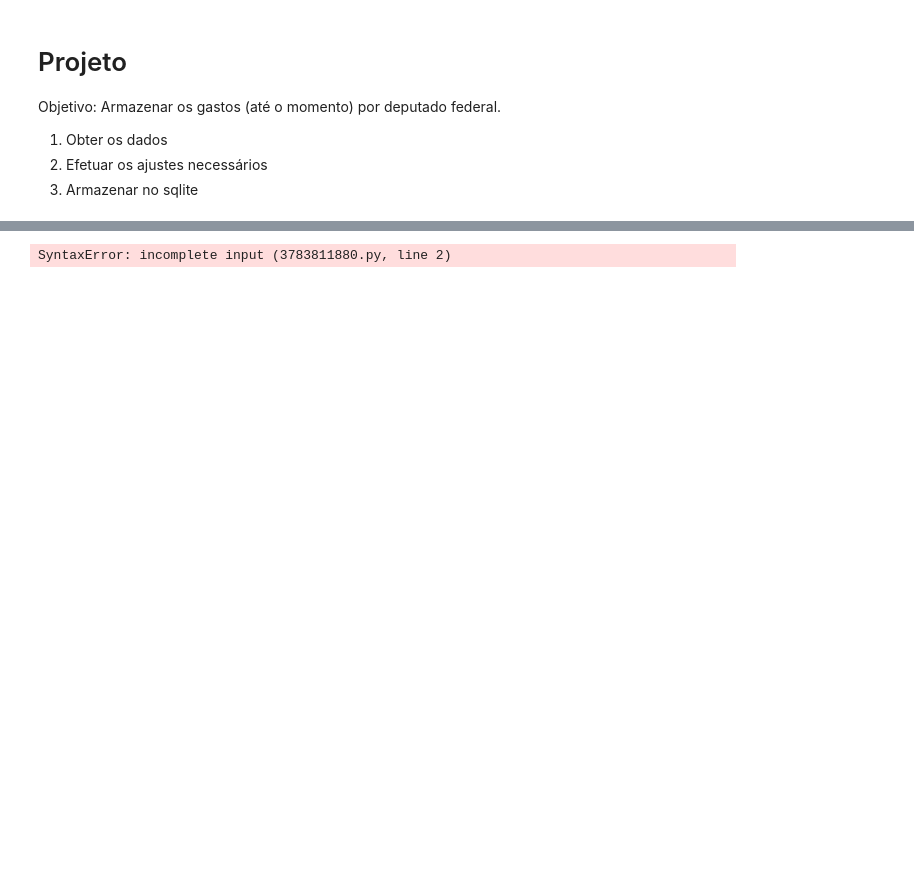
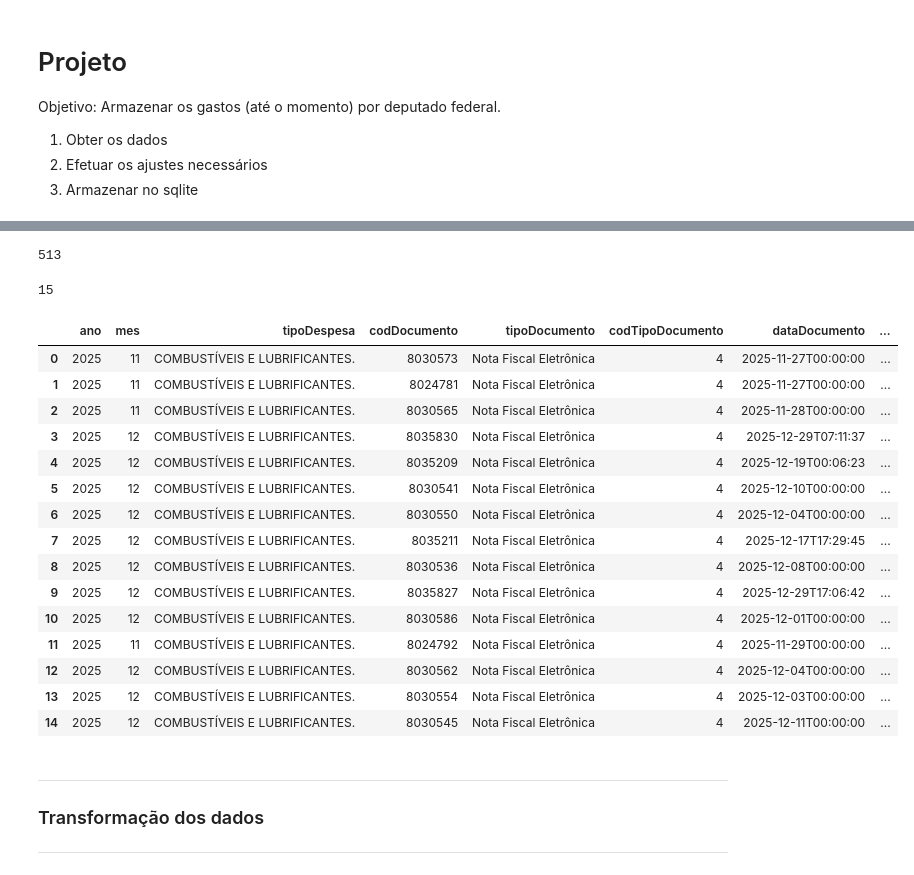
Before and after one commit to gblsun/knowledge-repo, a Jupyter notebook: Cursos Livres - Impacta/ETL/4. Projeto de Análise de Dados/Projeto.ipynb, the cells around one changed output, grey strips where cells are left out. Drawn from its saved outputs; the diff is of its cells as text; code cells hidden in the pictures; blank space fills up the shorter version.

```diff
--- a/Cursos Livres - Impacta/ETL/4. Projeto de Análise de Dados/Projeto.ipynb
+++ b/Cursos Livres - Impacta/ETL/4. Projeto de Análise de Dados/Projeto.ipynb
@@ -30,5 +34,39 @@ deputados.shape
 # %%
 gastos = []
-for id in deputados['id']:
+for id in deputados.id:
+    url_despesa = "https://dadosabertos.camara.leg.br/api/v2/deputados/"+str(id)+"/despesas?ordem=ASC"
+    resposta = requests.get(url_despesa)
+    gasto = pd.DataFrame(resposta.json()['dados'])
+    gasto['id'] = id
+    gastos.append(gasto)
-# %% [output]
-SyntaxError: incomplete input (3783811880.py, line 2)
+# %%
+len(gastos)
+# %% [output]
+513
+# %%
+len(gastos[20])
+# %% [output]
+15
+# %%
+gastos[0]
+# %% [output]
+|  | ano | mes | tipoDespesa | codDocumento | tipoDocumento | codTipoDocumento | dataDocumento | ... |
+| 0 | 2025 | 11 | COMBUSTÍVEIS E LUBRIFICANTES. | 8030573 | Nota Fiscal Eletrônica | 4 | 2025-11-27T00:00:00 | ... |
+| 1 | 2025 | 11 | COMBUSTÍVEIS E LUBRIFICANTES. | 8024781 | Nota Fiscal Eletrônica | 4 | 2025-11-27T00:00:00 | ... |
+| 2 | 2025 | 11 | COMBUSTÍVEIS E LUBRIFICANTES. | 8030565 | Nota Fiscal Eletrônica | 4 | 2025-11-28T00:00:00 | ... |
+| 3 | 2025 | 12 | COMBUSTÍVEIS E LUBRIFICANTES. | 8035830 | Nota Fiscal Eletrônica | 4 | 2025-12-29T07:11:37 | ... |
+| 4 | 2025 | 12 | COMBUSTÍVEIS E LUBRIFICANTES. | 8035209 | Nota Fiscal Eletrônica | 4 | 2025-12-19T00:06:23 | ... |
+| 5 | 2025 | 12 | COMBUSTÍVEIS E LUBRIFICANTES. | 8030541 | Nota Fiscal Eletrônica | 4 | 2025-12-10T00:00:00 | ... |
+| 6 | 2025 | 12 | COMBUSTÍVEIS E LUBRIFICANTES. | 8030550 | Nota Fiscal Eletrônica | 4 | 2025-12-04T00:00:00 | ... |
+| 7 | 2025 | 12 | COMBUSTÍVEIS E LUBRIFICANTES. | 8035211 | Nota Fiscal Eletrônica | 4 | 2025-12-17T17:29:45 | ... |
+| 8 | 2025 | 12 | COMBUSTÍVEIS E LUBRIFICANTES. | 8030536 | Nota Fiscal Eletrônica | 4 | 2025-12-08T00:00:00 | ... |
+| 9 | 2025 | 12 | COMBUSTÍVEIS E LUBRIFICANTES. | 8035827 | Nota Fiscal Eletrônica | 4 | 2025-12-29T17:06:42 | ... |
+| 10 | 2025 | 12 | COMBUSTÍVEIS E LUBRIFICANTES. | 8030586 | Nota Fiscal Eletrônica | 4 | 2025-12-01T00:00:00 | ... |
+| 11 | 2025 | 11 | COMBUSTÍVEIS E LUBRIFICANTES. | 8024792 | Nota Fiscal Eletrônica | 4 | 2025-11-29T00:00:00 | ... |
+| 12 | 2025 | 12 | COMBUSTÍVEIS E LUBRIFICANTES. | 8030562 | Nota Fiscal Eletrônica | 4 | 2025-12-04T00:00:00 | ... |
+| 13 | 2025 | 12 | COMBUSTÍVEIS E LUBRIFICANTES. | 8030554 | Nota Fiscal Eletrônica | 4 | 2025-12-03T00:00:00 | ... |
+| 14 | 2025 | 12 | COMBUSTÍVEIS E LUBRIFICANTES. | 8030545 | Nota Fiscal Eletrônica | 4 | 2025-12-11T00:00:00 | ... |
+# %% [markdown]
+---
+### Transformação dos dados
+---
```
Also changed, not shown: parts of 35 cells of this notebook, 11 other files.
